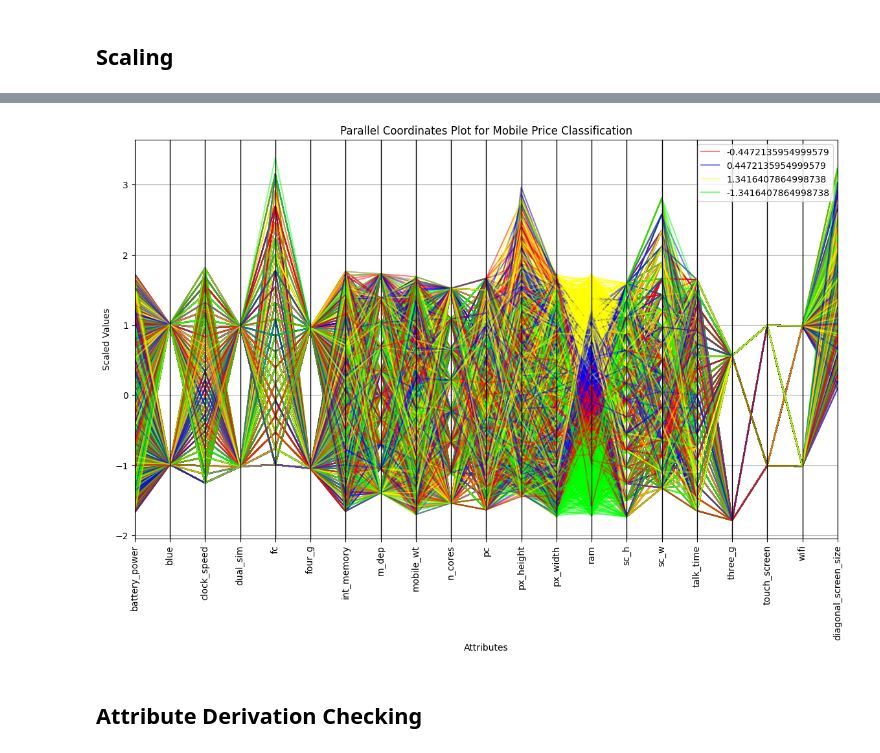
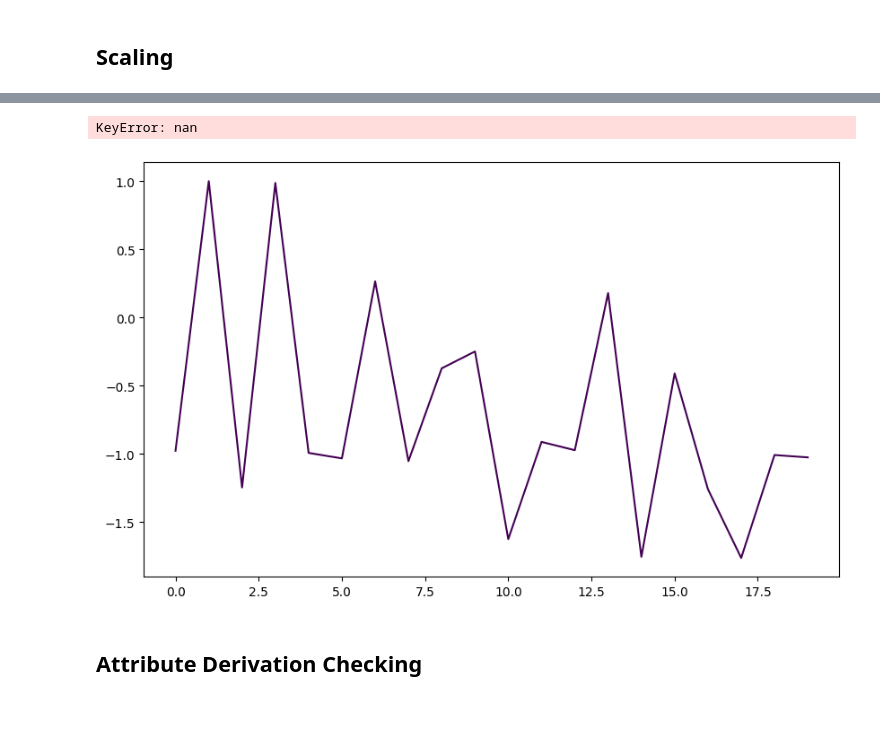
Before and after one commit to Emir515/Business-Intelligence-Assignment-2, a Jupyter notebook: BusinessIntelligence.ipynb, the cells around one changed output, grey strips where cells are left out. Cells and saved outputs as stored; diff of their text form; code cells hidden in the pictures; blank space fills up the shorter version.

```diff
--- a/BusinessIntelligence.ipynb
+++ b/BusinessIntelligence.ipynb
@@ -151,0 +158,4 @@ plt.show()
+# %%
+y = df['price_range']
+# %%
+X_train, X_test, y_train, y_test = train_test_split(X, y, test_size=0.3, stratify=y, random_state=42)
@@ -185,8 +213,6 @@ plt.show()
 # %% [markdown]
 ## Scaling
 # %%
-from sklearn.preprocessing import StandardScaler
-
 scaler = StandardScaler()
-scaled_df = pd.DataFrame(scaler.fit(df).transform(df), columns=df.columns)
+X_train = pd.DataFrame(scaler.fit(X_train).transform(X_train), columns=X_train.columns)
 # %%
@@ -221,0 +247,2 @@ plt.show()
+# %%
+scaled_df = pd.concat([X_train, pd.DataFrame(y_train)], axis=1)
@@ -222,14 +270,16 @@ plt.show()
 # %%
-plt.figure(figsize=(14, 8))
-parallel_coordinates(scaled_df, 'price_range', color=('#FF0000', '#0000FF', '#FFFF00', '#00FF00'), alpha=0.5)
+scaled_df['price_range'] = scaled_df['price_range'].astype('category')
 
-plt.title("Parallel Coordinates Plot for Mobile Price Classification")
-plt.xlabel("Attributes")
-plt.ylabel("Scaled Values")
-plt.xticks(rotation=90)
+# Plot parallel coordinates
+plt.figure(figsize=(10, 6))
+parallel_coordinates(scaled_df, 'price_range', colormap='viridis')
+plt.title('Parallel Coordinates Plot for Price Range')
+plt.xlabel('Features')
+plt.ylabel('Scaled Values')
 plt.show()
 # %% [output]
+KeyError: nan
-[figure, old version]
+[figure, new version]
 # %% [markdown]
 ## Attribute Derivation Checking
 # %%
```
Also changed, not shown: parts of 13 cells of this notebook.
